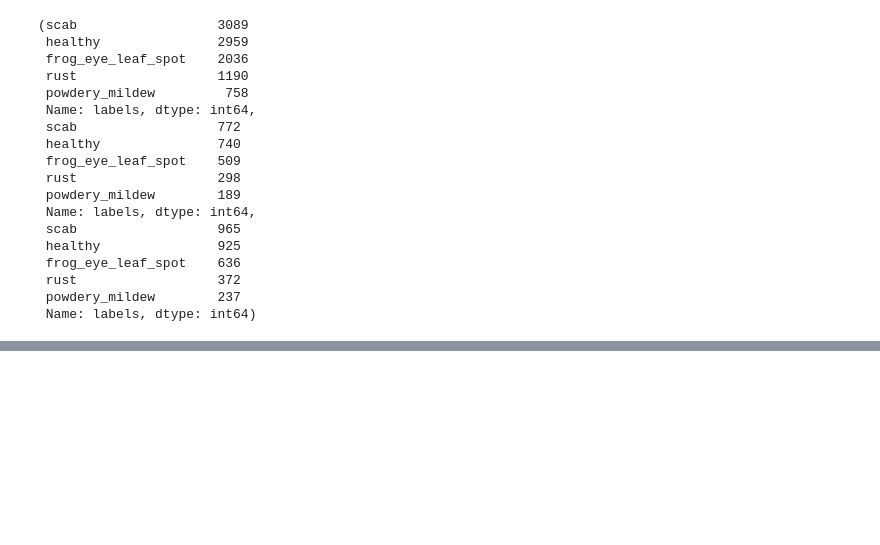
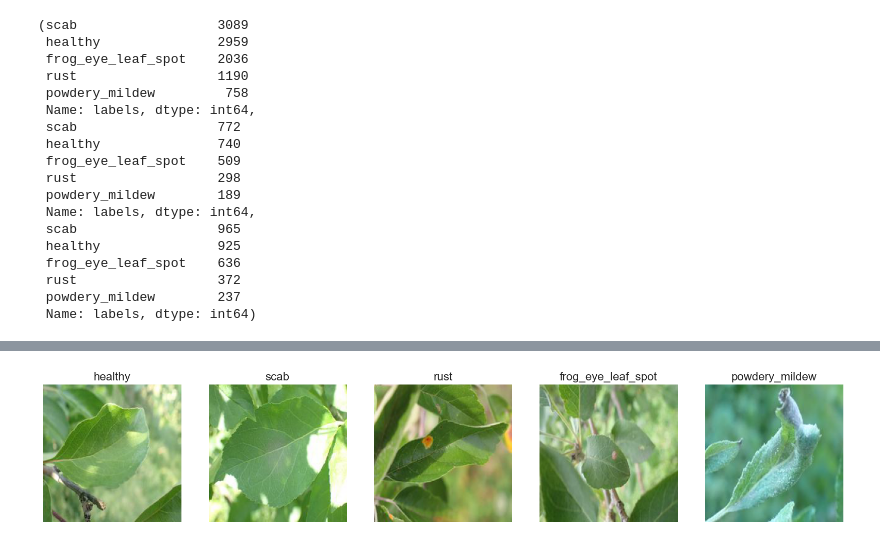
Before and after one commit to deveshshah1/Out_Of_Distribution_Exploration, a Jupyter notebook: dataset/dataset_splitting.ipynb, the cells around one changed output, grey strips where cells are left out. Saved outputs shown, nothing was run; the diff lists cells and outputs as text; code cells hidden in the pictures; blank space fills up the shorter version.

```diff
--- a/dataset/dataset_splitting.ipynb
+++ b/dataset/dataset_splitting.ipynb
@@ -52,0 +98,14 @@ df_test.to_csv("test.csv", index=False)
+# %%
+# now do the same as above but only do one per class and make it one row of images
+plt.figure(figsize=(20, 5))
+for i, label in enumerate(labels_to_keep):
+    df_label = df_train[df_train["label"] == label]
+    sampled_image = sample(list(df_label["image_path"]), 1)[0]
+    plt.subplot(1, len(labels_to_keep), i + 1)
+    img = cv2.imread(os.path.join("./images_resized/", sampled_image))
+    img = cv2.cvtColor(img, cv2.COLOR_BGR2RGB)
+    plt.imshow(img)
+    plt.axis("off")
+    plt.title(label, fontsize=16)
+# %% [output]
+[figure, added]
```
Also changed, not shown: parts of 8 cells of this notebook, 16 other files.
